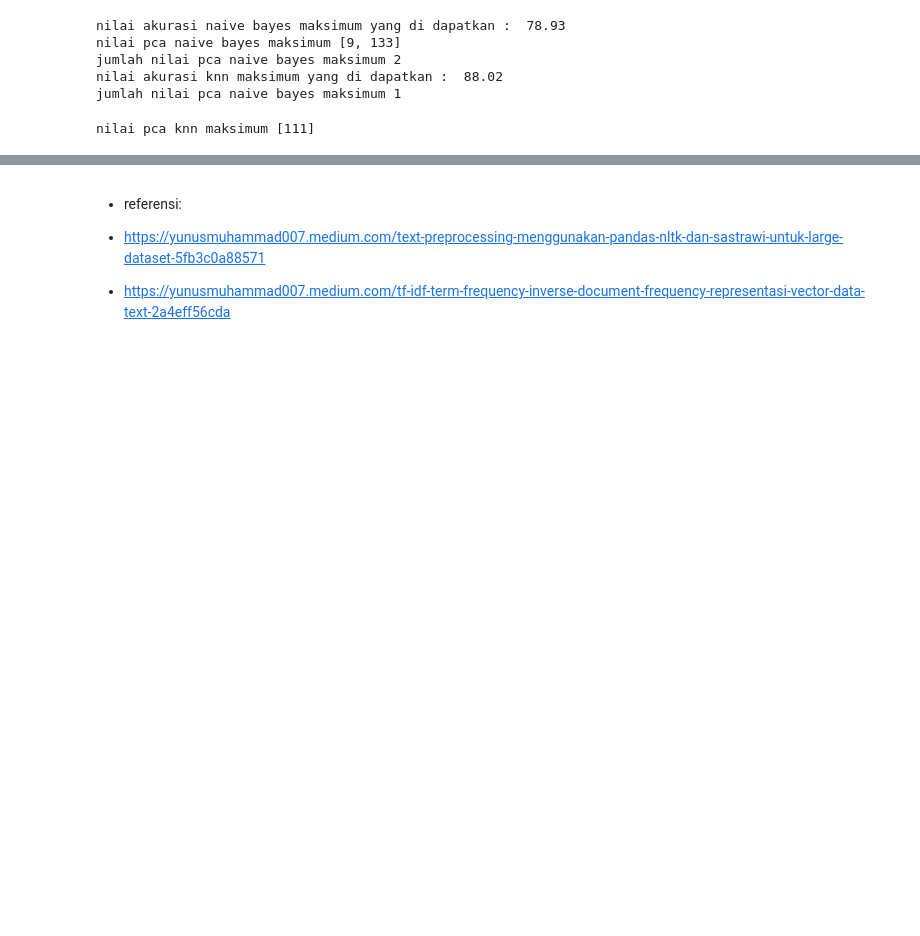
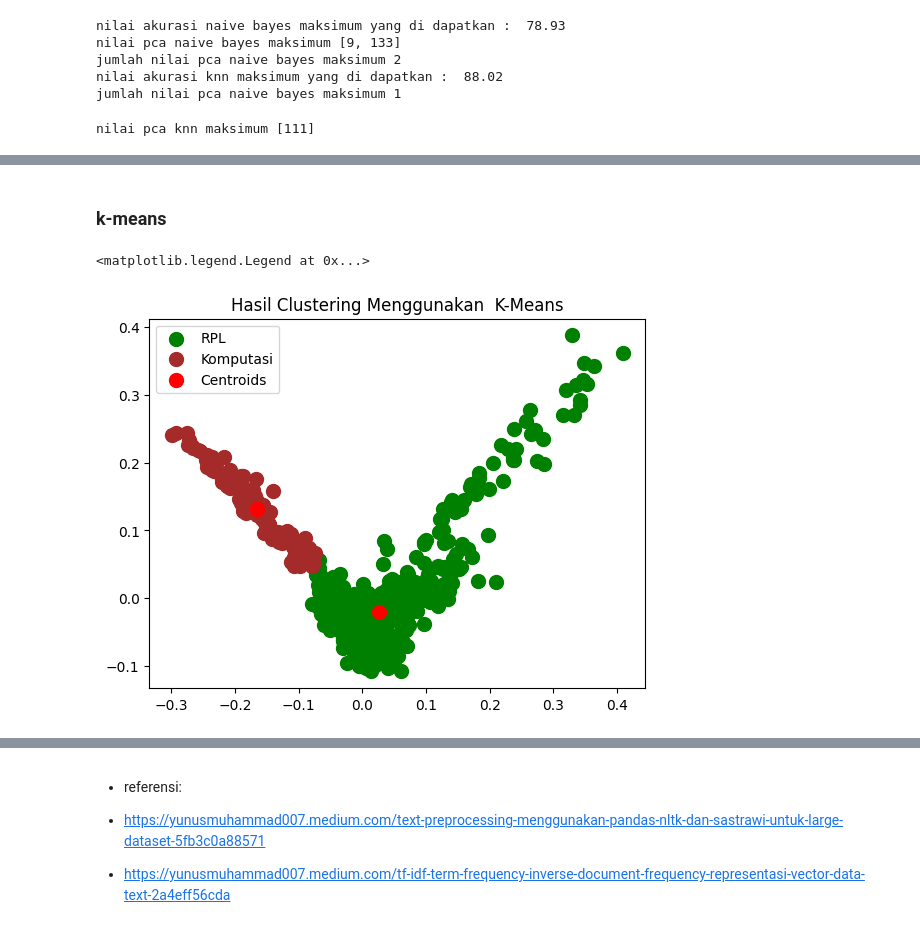
Before and after one commit to nuskhatul-haqqi/prosaindata, a Jupyter notebook: _sources/uts2.ipynb, the cells around one changed output, grey strips where cells are left out. Saved outputs shown, nothing was run; the diff lists cells and outputs as text; code cells hidden in the pictures; blank space fills up the shorter version.

```diff
--- a/_sources/uts2.ipynb
+++ b/_sources/uts2.ipynb
@@ -762,0 +639,7 @@ nilai pca knn maksimum [111]
+# %%
+# proses pca
+from sklearn.decomposition import PCA
+pca_abstrak = PCA(n_components=133)
+principalComponents_abstrak = pca_abstrak.fit_transform(dfbtf)
+abstrak_pca = pd.DataFrame(principalComponents_abstrak)
+abstrak_pca
@@ -762,0 +702,25 @@ nilai pca knn maksimum [111]
+# %% [markdown]
+### k-means
+# %%
+# memanggil modul kmeans
+from sklearn.cluster import KMeans
+# menemtukan klaster
+cluster_K = KMeans(n_clusters=2)
+# membuat prediksi
+prediksi = cluster_K.fit_predict(abstrak_pca)
+# menampilkan claster dalam dataframe
+cluster = pd.DataFrame({'Cluster': prediksi})
+# %%
+#Visualising the clusters
+import matplotlib.pyplot as plt
+plt.title("Hasil Clustering Menggunakan  K-Means")
+plt.scatter(principalComponents_abstrak[prediksi == 0, 0], principalComponents_abstrak[prediksi == 0, 1], s = 100, c = 'green', label = 'RPL')
+plt.scatter(principalComponents_abstrak[prediksi == 1, 0], principalComponents_abstrak[prediksi == 1, 1], s = 100, c = 'brown', label = 'Komputasi')
+
+#Plotting the centroids of the clusters
+plt.scatter(cluster_K.cluster_centers_[:, 0], cluster_K.cluster_centers_[:,1], s = 100, c = 'red', label = 'Centroids')
+
+plt.legend()
+# %% [output]
+<matplotlib.legend.Legend at 0x...>
+[figure, added]
```
Also changed, not shown: parts of 21 cells of this notebook, 10 other files.
